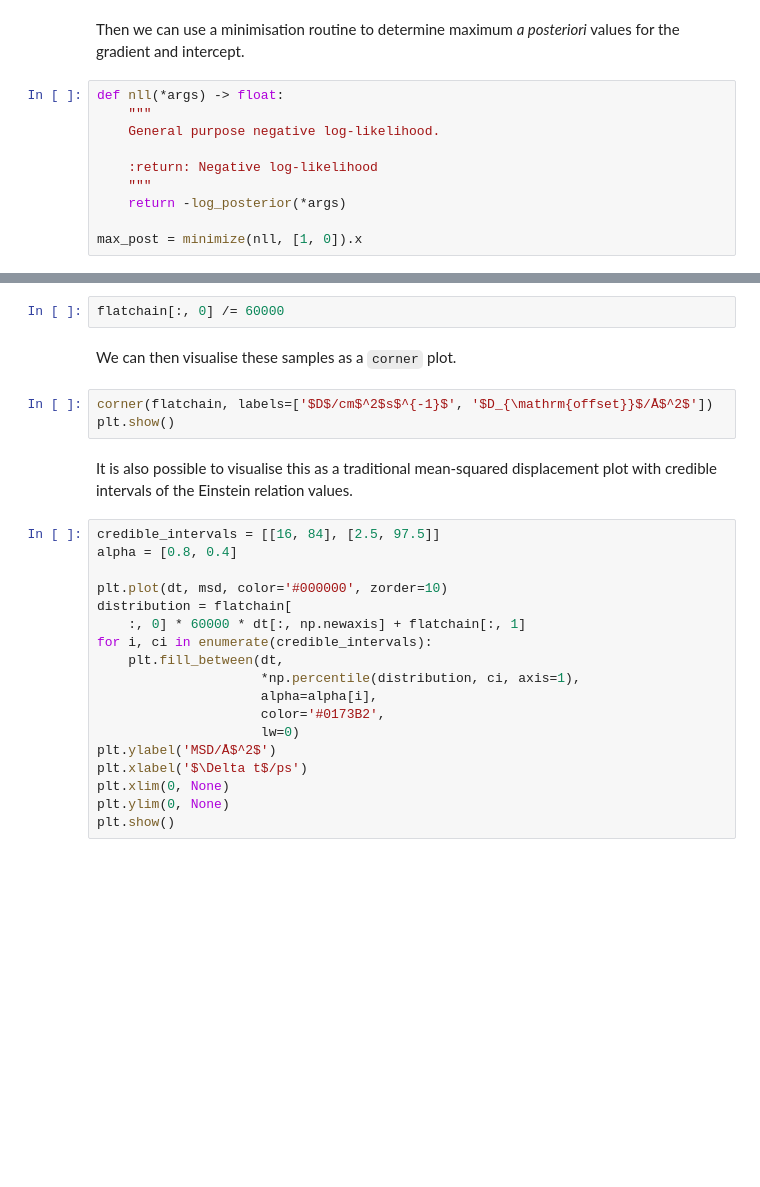
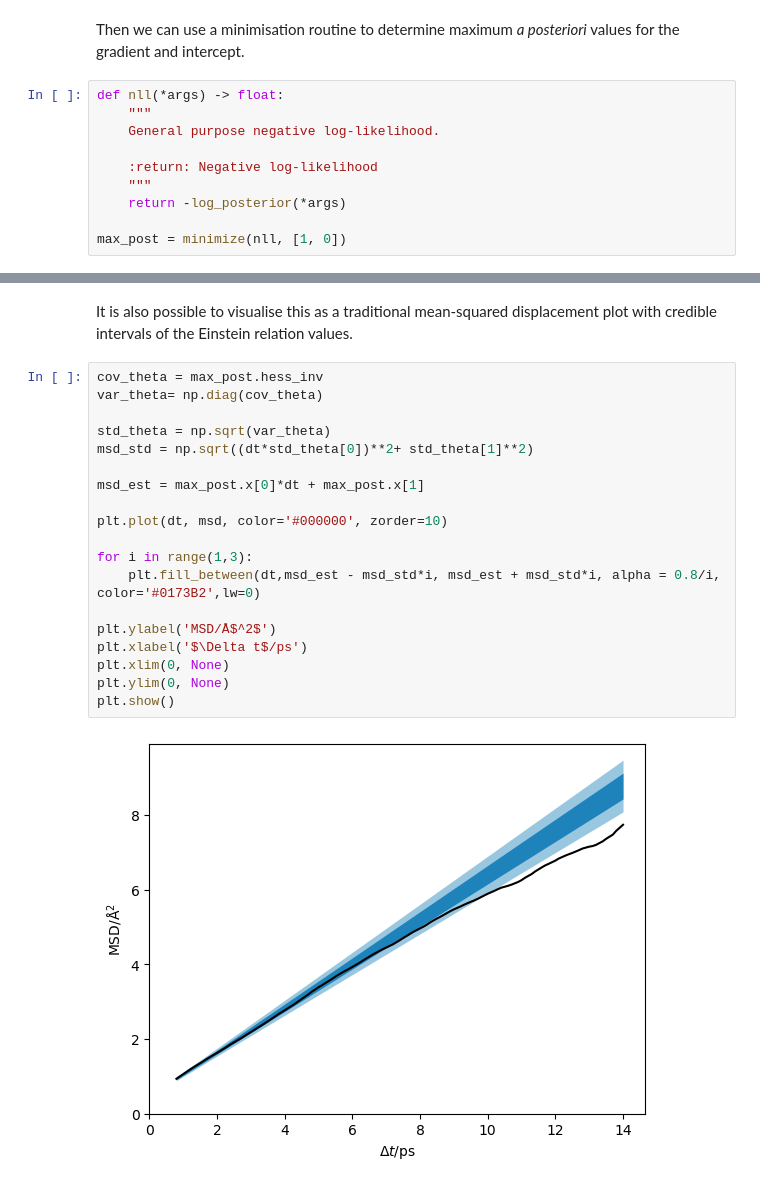
Before and after one commit to bjmorgan/kinisi, a Jupyter notebook: docs/source/methodology.ipynb, the cells around one changed output, grey strips where cells are left out. Saved outputs shown, nothing was run; the diff lists cells and outputs as text; blank space fills up the shorter version.

```diff
--- a/docs/source/methodology.ipynb
+++ b/docs/source/methodology.ipynb
@@ -214,5 +233,5 @@ def nll(*args) -> float:
     """
     return -log_posterior(*args)
 
-max_post = minimize(nll, [1, 0]).x
+max_post = minimize(nll, [1, 0])
 # %%
@@ -230,27 +243,23 @@ The diffusion coefficient (in units of cm<sup>2</sup>s<sup>-1</sup>) is found by
-# %%
-flatchain[:, 0] /= 60000
-# %% [markdown]
-We can then visualise these samples as a `corner` plot.
-# %%
-corner(flatchain, labels=['$D$/cm$^2$s$^{-1}$', '$D_{\mathrm{offset}}$/Å$^2$'])
-plt.show()
 # %% [markdown]
 It is also possible to visualise this as a traditional mean-squared displacement plot with credible intervals of the Einstein relation values.
-# %%
-credible_intervals = [[16, 84], [2.5, 97.5]]
-alpha = [0.8, 0.4]
-
-plt.plot(dt, msd, color='#000000', zorder=10)
-distribution = flatchain[
-    :, 0] * 60000 * dt[:, np.newaxis] + flatchain[:, 1]
-for i, ci in enumerate(credible_intervals):
-    plt.fill_between(dt,
-                     *np.percentile(distribution, ci, axis=1),
-                     alpha=alpha[i],
-                     color='#0173B2',
-                     lw=0)
-plt.ylabel('MSD/Å$^2$')
-plt.xlabel('$\Delta t$/ps')
-plt.xlim(0, None)
-plt.ylim(0, None)
-plt.show()
+# %%
+cov_theta = max_post.hess_inv
+var_theta= np.diag(cov_theta)
+
+std_theta = np.sqrt(var_theta)
+msd_std = np.sqrt((dt*std_theta[0])**2+ std_theta[1]**2)
+
+msd_est = max_post.x[0]*dt + max_post.x[1]
+
+plt.plot(dt, msd, color='#000000', zorder=10)
+
+for i in range(1,3):
+    plt.fill_between(dt,msd_est - msd_std*i, msd_est + msd_std*i, alpha = 0.8/i,  color='#0173B2',lw=0)
+
+plt.ylabel('MSD/Å$^2$')
+plt.xlabel('$\Delta t$/ps')
+plt.xlim(0, None)
+plt.ylim(0, None)
+plt.show()
+# %% [output]
+[figure, added]
```
Also changed, not shown: parts of 15 cells of this notebook.
